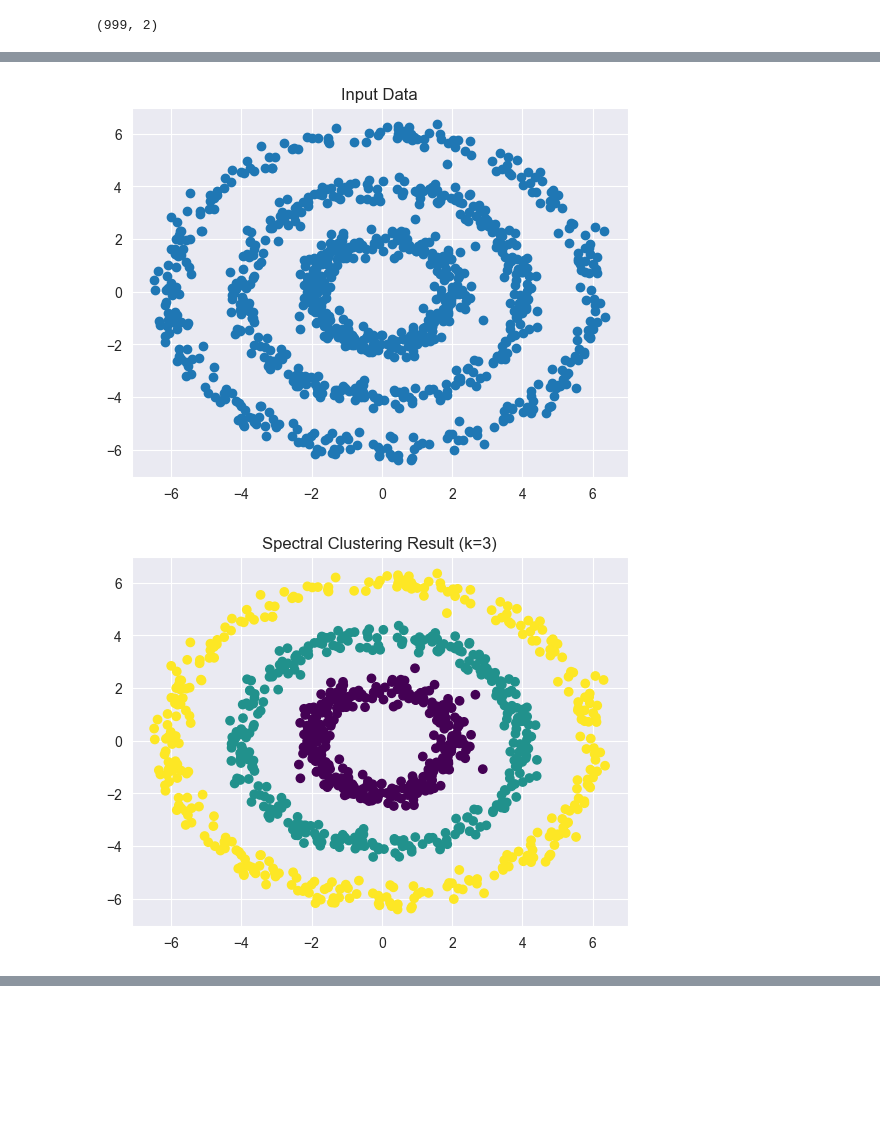
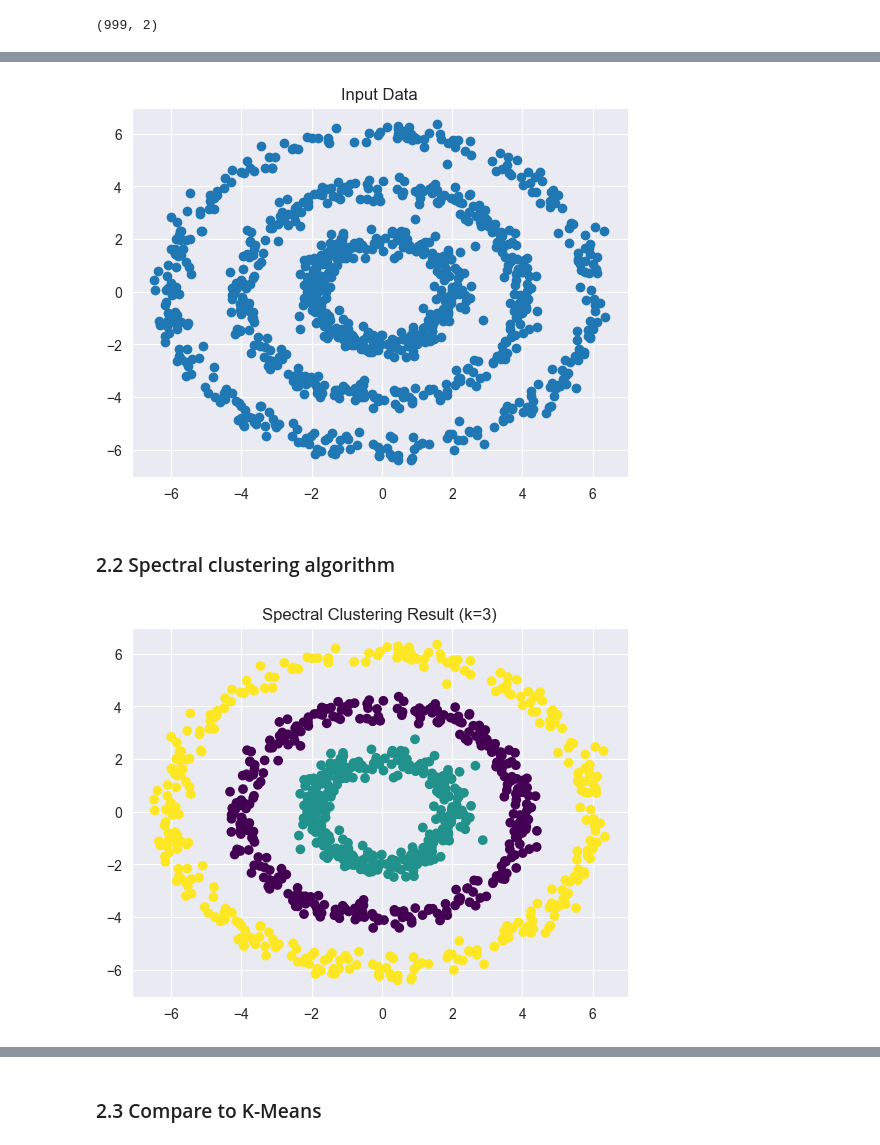
Before and after one commit to josephjquinn/tex-notes, a Jupyter notebook: cs4262/assignments/hw5/code/hw5.ipynb, the cells around one changed output, grey strips where cells are left out. Drawn from its saved outputs; the diff is of its cells as text; code cells hidden in the pictures; blank space fills up the shorter version.

```diff
--- a/cs4262/assignments/hw5/code/hw5.ipynb
+++ b/cs4262/assignments/hw5/code/hw5.ipynb
@@ -136,0 +145,9 @@ plt.scatter(p2_data[:, 0], p2_data[:, 1])
+# %%
+X = np.array(p2_data)
+N = X.shape[0]
+
+plt.scatter(X[:, 0], X[:, 1])
+plt.title("Input Data")
+plt.show()
+# %% [output]
+[figure, added]
@@ -137,44 +158,27 @@ plt.scatter(p2_data[:, 0], p2_data[:, 1])
+# %% [markdown]
+### 2.2 Spectral clustering algorithm
 # %%
-X = np.array(p2_data)
-N = X.shape[0]
-
-plt.scatter(X[:, 0], X[:, 1])
-plt.title("Input Data")
-plt.show()
-
-def rbf_kernel(x, y, sigma=0.2):
-    diff = np.linalg.norm(x - y)
-    return np.exp(-diff**2 / (2 * sigma**2))
-
-
 W = np.zeros((N, N))
 for i in range(N):
     for j in range(N):
         W[i, j] = rbf_kernel(X[i], X[j])
 
 D = np.diag(W.sum(axis=1))
 L = D - W
 D_inv_sqrt = np.diag(1.0 / np.sqrt(np.diag(D)))
 L_sym = D_inv_sqrt @ L @ D_inv_sqrt
 
 eigvals, eigvecs = np.linalg.eigh(L_sym)
 idx = np.argsort(eigvals)
 eigvecs = eigvecs[:, idx]
 U = eigvecs[:, :3]
 
-kmeans = KMeans(n_clusters=k, n_init=20)
+
+kmeans = KMeans(n_clusters=3, n_init=20)
 labels_spec = kmeans.fit_predict(U)
 
 plt.scatter(X[:, 0], X[:, 1], c=labels_spec, cmap='viridis')
 plt.title("Spectral Clustering Result (k=3)")
 plt.show()
-
-kmeans_raw = KMeans(n_clusters=3, n_init=20)
-labels_raw = kmeans_raw.fit_predict(X)
-
-plt.scatter(X[:, 0], X[:, 1], c=labels_raw, cmap='plasma')
-plt.title("K-Means on Original Data")
-plt.show()
 # %% [output]
-[figure, old version]
+[figure, new version]
-[figure, removed]
@@ -181,0 +185,2 @@ plt.show()
+# %% [markdown]
+### 2.3 Compare to K-Means
```
Also changed, not shown: parts of 12 cells of this notebook, 3 other files.
